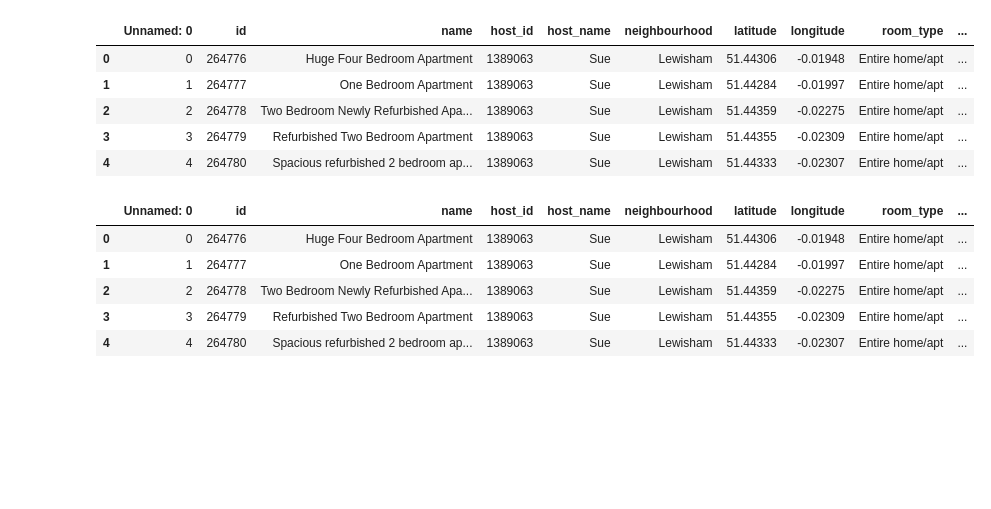
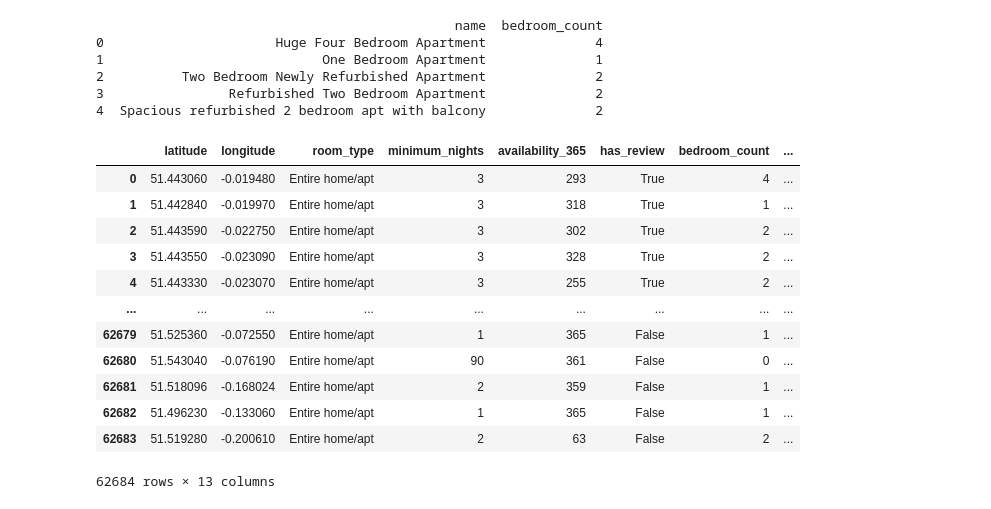
Before and after one commit to KaChaiLeung/airbnb-pricing-analysis, a Jupyter notebook: 04_model_building_and_evaluation.ipynb, the cells around one changed output. Saved outputs shown, nothing was run; the diff lists cells and outputs as text; code cells hidden in the pictures; blank space fills up the shorter version.

```diff
--- a/04_model_building_and_evaluation.ipynb
+++ b/04_model_building_and_evaluation.ipynb
@@ -3,3 +3,40 @@ import pandas as pd
 import numpy as np
 # %%
 data = pd.read_csv("data/listings_clean.csv")
+# %%
+import re
+
+# 1. Map number-words to integers
+word_to_num = {
+    "one": 1, "two": 2, "three": 3, "four": 4, "five": 5,
+    "six": 6, "seven": 7, "eight": 8, "nine": 9, "ten": 10
+}
+
+# 2. Define the extractor
+def extract_bedroom_count(title: str) -> int:
+    txt = title.lower()
+    # Studio → 0 bedrooms
+    if "studio" in txt:
+        return 0
+    # Regex: digits or words before 'bedroom' or 'bedrooms'
+    pattern = r'\b(\d+|' + '|'.join(word_to_num.keys()) + r')\b[\s-]*bedrooms?'
+    match = re.search(pattern, txt, flags=re.IGNORECASE)
+    if match:
+        val = match.group(1)
+        return int(val) if val.isdigit() else word_to_num[val.lower()]
+    # Default if no explicit mention
+    return 1
+
+# 3. Apply to your DataFrame
+# Assuming your DataFrame is called `data` and has a column `name`
+data['bedroom_count'] = data['name'].apply(extract_bedroom_count)
+
+# 4. Quick check
+print(data[['name', 'bedroom_count']].head())
+# %% [output]
+                                              name  bedroom_count
+0                      Huge Four Bedroom Apartment              4
+1                            One Bedroom Apartment              1
+2          Two Bedroom Newly Refurbished Apartment              2
+3                Refurbished Two Bedroom Apartment              2
+4  Spacious refurbished 2 bedroom apt with balcony              2
@@ -6,9 +49,21 @@ data = pd.read_csv("data/listings_clean.csv")
+# %%
+top8 = data["neighbourhood"].value_counts().nlargest(8).index
+data["borough_grouped"] = data["neighbourhood"].where(data["neighbourhood"].isin(top8), "Other")
+# %%
+data = data.drop(columns=["Unnamed: 0", "id", "name", "host_id", "host_name", "price", "number_of_reviews", "last_review", "reviews_per_month", "calculated_host_listings_count", "number_of_reviews_ltm", "days_since_review", "neighbourhood"], axis=1)
 # %%
-data.head()
+data
 # %% [output]
-|  | Unnamed: 0 | id | name | host_id | host_name | neighbourhood | latitude | longitude | room_type | ... |
-| 0 | 0 | 264776 | Huge Four Bedroom Apartment | 1389063 | Sue | Lewisham | 51.44306 | -0.01948 | Entire home/apt | ... |
-| 1 | 1 | 264777 | One Bedroom Apartment | 1389063 | Sue | Lewisham | 51.44284 | -0.01997 | Entire home/apt | ... |
-| 2 | 2 | 264778 | Two Bedroom Newly Refurbished Apa... | 1389063 | Sue | Lewisham | 51.44359 | -0.02275 | Entire home/apt | ... |
-| 3 | 3 | 264779 | Refurbished Two Bedroom Apartment | 1389063 | Sue | Lewisham | 51.44355 | -0.02309 | Entire home/apt | ... |
-| 4 | 4 | 264780 | Spacious refurbished 2 bedroom ap... | 1389063 | Sue | Lewisham | 51.44333 | -0.02307 | Entire home/apt | ... |
+|  | latitude | longitude | room_type | minimum_nights | availability_365 | has_review | bedroom_count | ... |
+| 0 | 51.443060 | -0.019480 | Entire home/apt | 3 | 293 | True | 4 | ... |
+| 1 | 51.442840 | -0.019970 | Entire home/apt | 3 | 318 | True | 1 | ... |
+| 2 | 51.443590 | -0.022750 | Entire home/apt | 3 | 302 | True | 2 | ... |
+| 3 | 51.443550 | -0.023090 | Entire home/apt | 3 | 328 | True | 2 | ... |
+| 4 | 51.443330 | -0.023070 | Entire home/apt | 3 | 255 | True | 2 | ... |
+| ... | ... | ... | ... | ... | ... | ... | ... | ... |
+| 62679 | 51.525360 | -0.072550 | Entire home/apt | 1 | 365 | False | 1 | ... |
+| 62680 | 51.543040 | -0.076190 | Entire home/apt | 90 | 361 | False | 0 | ... |
+| 62681 | 51.518096 | -0.168024 | Entire home/apt | 2 | 359 | False | 1 | ... |
+| 62682 | 51.496230 | -0.133060 | Entire home/apt | 1 | 365 | False | 1 | ... |
+| 62683 | 51.519280 | -0.200610 | Entire home/apt | 2 | 63 | False | 2 | ... |
+62684 rows × 13 columns
@@ -41,9 +69,0 @@ data['bedroom_count'] = data['name'].apply(extract_bedroom_count)
-# %%
-data.head(5)
-# %% [output]
-|  | Unnamed: 0 | id | name | host_id | host_name | neighbourhood | latitude | longitude | room_type | ... |
-| 0 | 0 | 264776 | Huge Four Bedroom Apartment | 1389063 | Sue | Lewisham | 51.44306 | -0.01948 | Entire home/apt | ... |
-| 1 | 1 | 264777 | One Bedroom Apartment | 1389063 | Sue | Lewisham | 51.44284 | -0.01997 | Entire home/apt | ... |
-| 2 | 2 | 264778 | Two Bedroom Newly Refurbished Apa... | 1389063 | Sue | Lewisham | 51.44359 | -0.02275 | Entire home/apt | ... |
-| 3 | 3 | 264779 | Refurbished Two Bedroom Apartment | 1389063 | Sue | Lewisham | 51.44355 | -0.02309 | Entire home/apt | ... |
-| 4 | 4 | 264780 | Spacious refurbished 2 bedroom ap... | 1389063 | Sue | Lewisham | 51.44333 | -0.02307 | Entire home/apt | ... |
```
Also changed, not shown: parts of 32 cells of this notebook, 2 other files.
